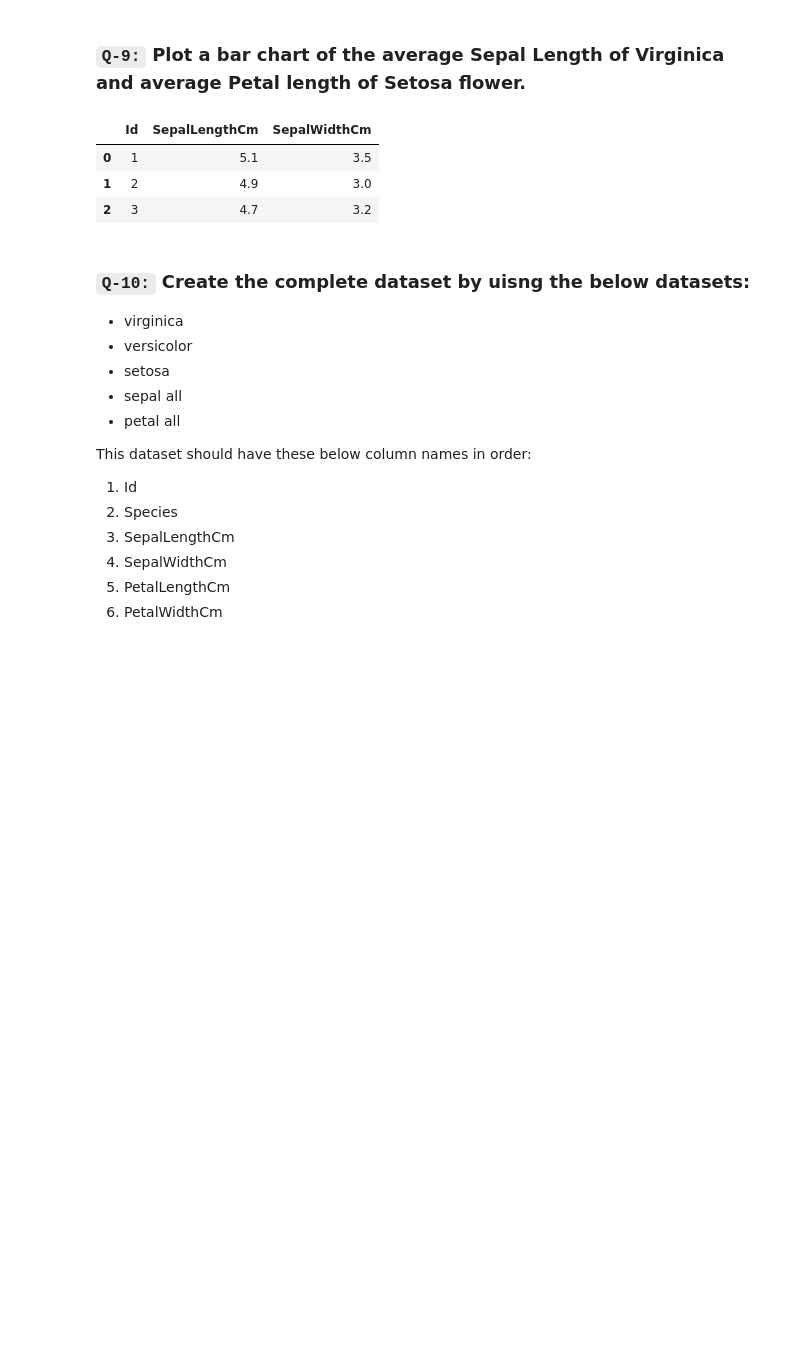
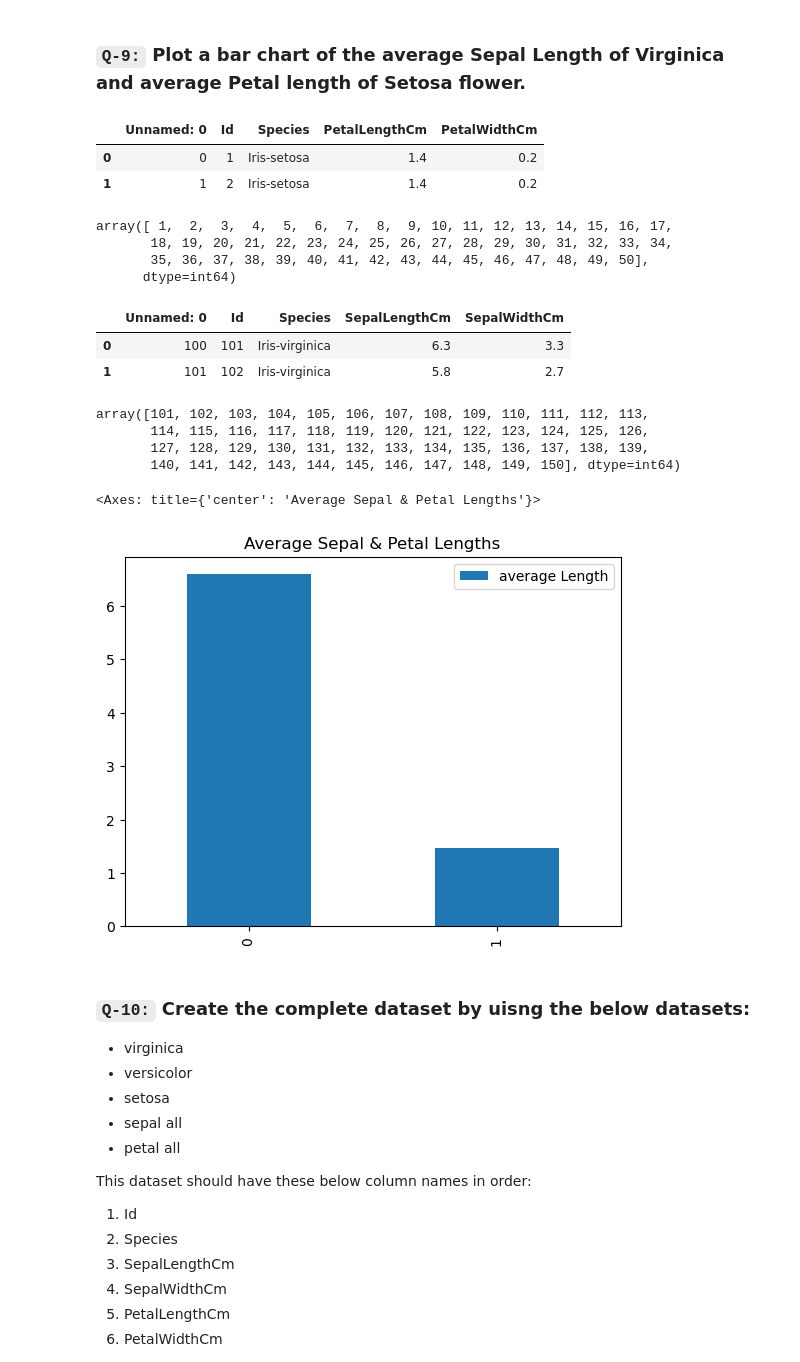
Before and after one commit to GarimaBansal535/Pandas, a Jupyter notebook: Task/session_20_task.ipynb, the cells around one changed output. Saved outputs shown, nothing was run; the diff lists cells and outputs as text; code cells hidden in the pictures; blank space fills up the shorter version.

```diff
--- a/Task/session_20_task.ipynb
+++ b/Task/session_20_task.ipynb
@@ -226,3 +437,6 @@ Data columns (total 3 columns):
  2   Species     50 non-null     object
 dtypes: int64(2), object(1)
 memory usage: 1.3+ KB
+# %%
+sepal_all=sepal_all.drop(columns='Unnamed: 0')
+petal_all=petal_all.drop(columns='Unnamed: 0')
@@ -229,15 +450,44 @@ memory usage: 1.3+ KB
 # %% [markdown]
 ### `Q-9:` Plot a bar chart of the average Sepal Length  of Virginica and average Petal length of Setosa flower.
-# %%
-sepal_all.drop(columns=["Unnamed: 0"], inplace=True)
-sepal_all.head(3)
-# %% [output]
-|  | Id | SepalLengthCm | SepalWidthCm |
-| 0 | 1 | 5.1 | 3.5 |
-| 1 | 2 | 4.9 | 3.0 |
-| 2 | 3 | 4.7 | 3.2 |
+# %%
+setosa=setosa.merge(petal_all,on='Id')
+setosa.head(2)
+# %% [output]
+|  | Unnamed: 0 | Id | Species | PetalLengthCm | PetalWidthCm |
+| 0 | 0 | 1 | Iris-setosa | 1.4 | 0.2 |
+| 1 | 1 | 2 | Iris-setosa | 1.4 | 0.2 |
+# %%
+setosa.Id.unique()
+# %% [output]
+array([ 1,  2,  3,  4,  5,  6,  7,  8,  9, 10, 11, 12, 13, 14, 15, 16, 17,
+       18, 19, 20, 21, 22, 23, 24, 25, 26, 27, 28, 29, 30, 31, 32, 33, 34,
+       35, 36, 37, 38, 39, 40, 41, 42, 43, 44, 45, 46, 47, 48, 49, 50],
+      dtype=int64)
 # %%
-virginica=virginica.merge(sepal_all)
+virginica=virginica.merge(sepal_all,on='Id')
+virginica.head(2)
+# %% [output]
+|  | Unnamed: 0 | Id | Species | SepalLengthCm | SepalWidthCm |
+| 0 | 100 | 101 | Iris-virginica | 6.3 | 3.3 |
+| 1 | 101 | 102 | Iris-virginica | 5.8 | 2.7 |
+# %%
+virginica.Id.unique()
+# %% [output]
+array([101, 102, 103, 104, 105, 106, 107, 108, 109, 110, 111, 112, 113,
+       114, 115, 116, 117, 118, 119, 120, 121, 122, 123, 124, 125, 126,
+       127, 128, 129, 130, 131, 132, 133, 134, 135, 136, 137, 138, 139,
+       140, 141, 142, 143, 144, 145, 146, 147, 148, 149, 150], dtype=int64)
+# %%
+avg_len_v=virginica['SepalLengthCm'].mean().round(2)
+avg_len_s=setosa['PetalLengthCm'].mean().round(2)
+df=pd.DataFrame({
+ 'Flower':['virginica','setosa'],
+ 'average Length':[avg_len_v,avg_len_s]
+})
+df.plot(kind='bar',title='Average Sepal & Petal Lengths')
+# %% [output]
+<Axes: title={'center': 'Average Sepal & Petal Lengths'}>
+[figure, added]
 # %% [markdown]
 ### `Q-10:` Create the complete dataset by uisng the below datasets:
 - virginica
```
Also changed, not shown: parts of 42 cells of this notebook, 11 other files.
